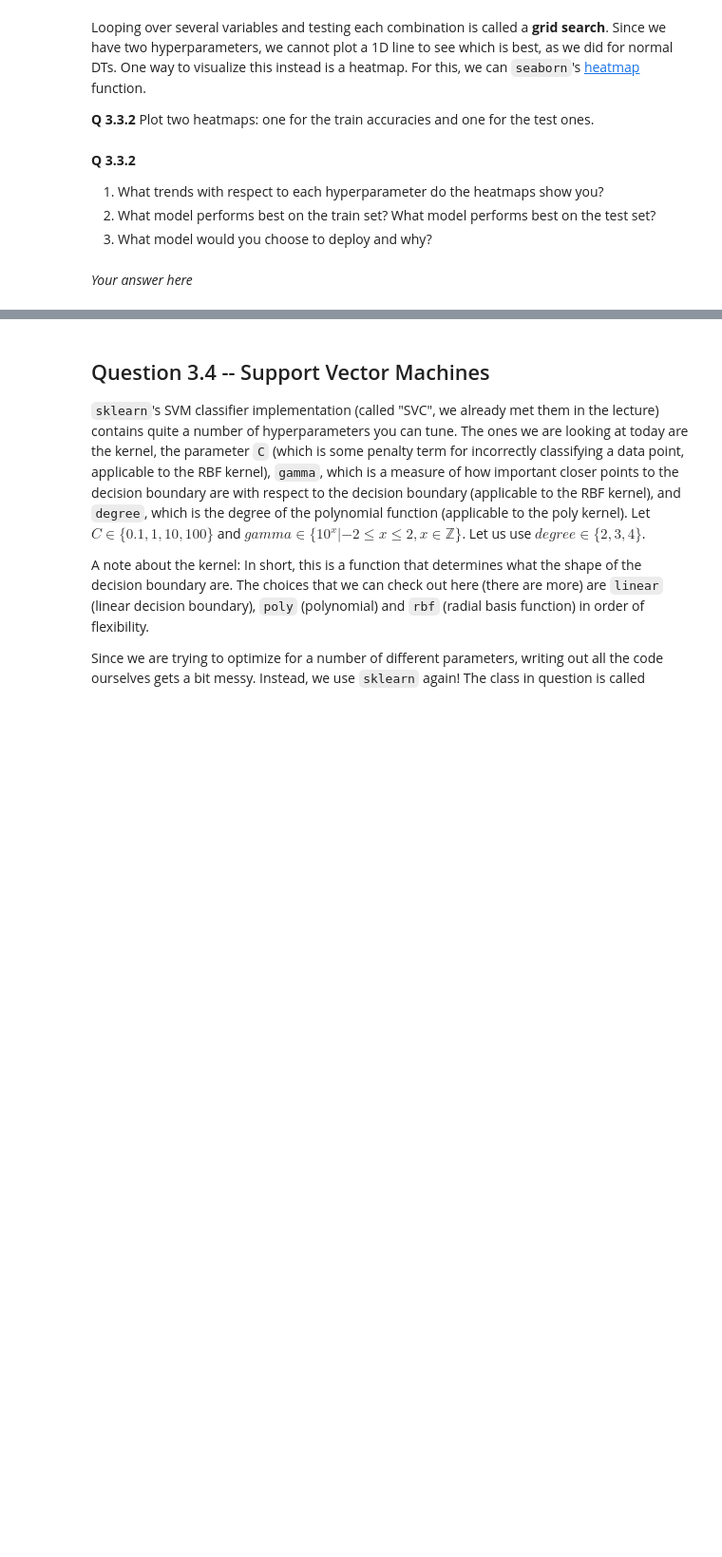
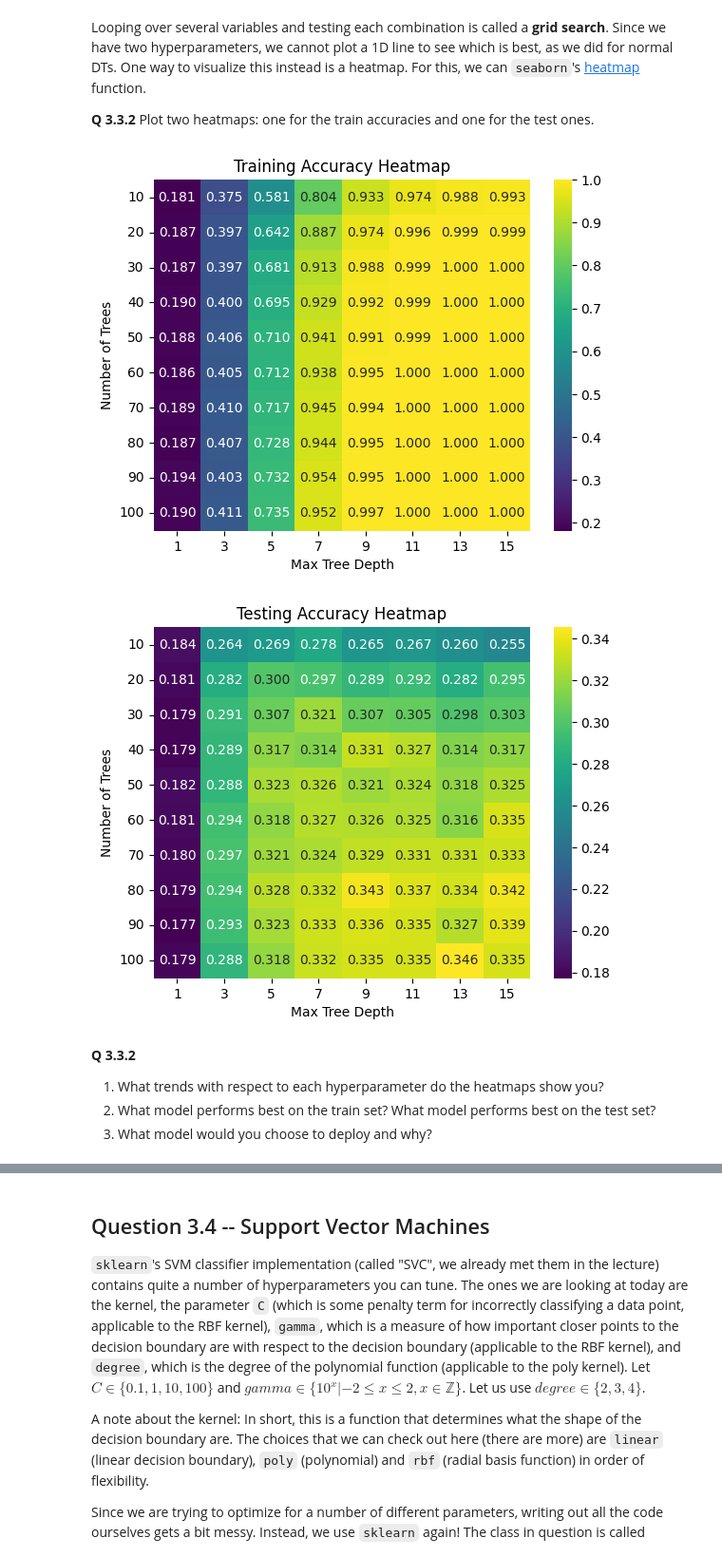
Before and after one commit to Nash-Foggitt/TMDL-NASH-FOGGITT, a Jupyter notebook: TMDL_2024_25_Assignment2_NashFoggitt.ipynb, the cells around one changed output, grey strips where cells are left out. Shown: that part at 95% size. Drawn from its saved outputs; the diff is of its cells as text; code cells hidden in the pictures; blank space fills up the shorter version.

```diff
--- a/TMDL_2024_25_Assignment2_NashFoggitt.ipynb
+++ b/TMDL_2024_25_Assignment2_NashFoggitt.ipynb
@@ -263,7 +267,29 @@ plt.show()
+# %%
+import seaborn as sns
+# Figure 1
+plt.figure()
+sns.heatmap(train_acc_mean, annot=True, cmap="viridis", fmt=".3f")  # create seaborn heatmap with annotations
+plt.xticks(ticks=np.arange(len(depths)) + 0.5, labels=depths)  # Set depth labels
+plt.yticks(ticks=np.arange(len(n_trees)) + 0.5, labels=n_trees, rotation=0)  # Set tree count labels
+plt.xlabel("Max Tree Depth")
+plt.ylabel("Number of Trees")
+plt.title("Training Accuracy Heatmap")
+plt.show()
+
+# Figure 2
+plt.figure()
+sns.heatmap(test_acc_mean, annot=True, cmap="viridis", fmt=".3f")  # create seaborn heatmap with annotations
+plt.xticks(ticks=np.arange(len(depths)) + 0.5, labels=depths)  # Set depth labels
+plt.yticks(ticks=np.arange(len(n_trees)) + 0.5, labels=n_trees, rotation=0)  # Set tree count labels
+plt.xlabel("Max Tree Depth")
+plt.ylabel("Number of Trees")
+plt.title("Testing Accuracy Heatmap")
+plt.show()
+# %% [output]
+[figure, added]
+[figure, added]
 # %% [markdown]
 **Q 3.3.2**
 1. What trends with respect to each hyperparameter do the heatmaps show you?
 2. What model performs best on the train set? What model performs best on the test set?
 3. What model would you choose to deploy and why?
-# %% [markdown]
-*Your answer here*
```
Also changed, not shown: parts of 9 cells of this notebook.
